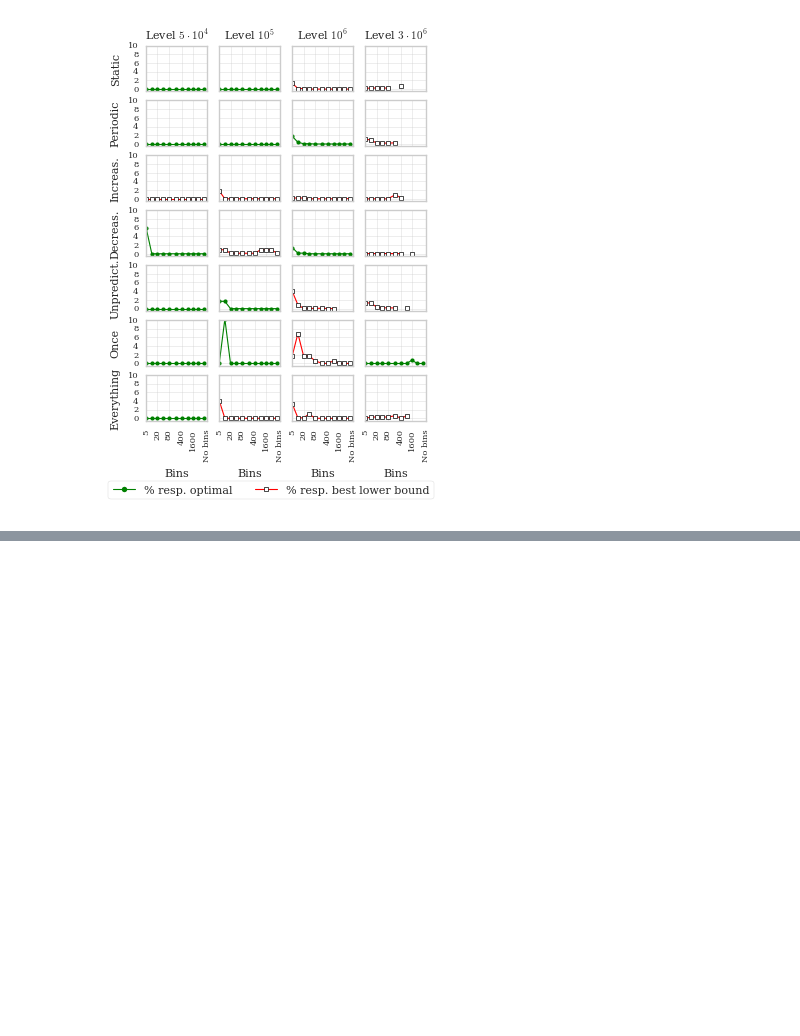
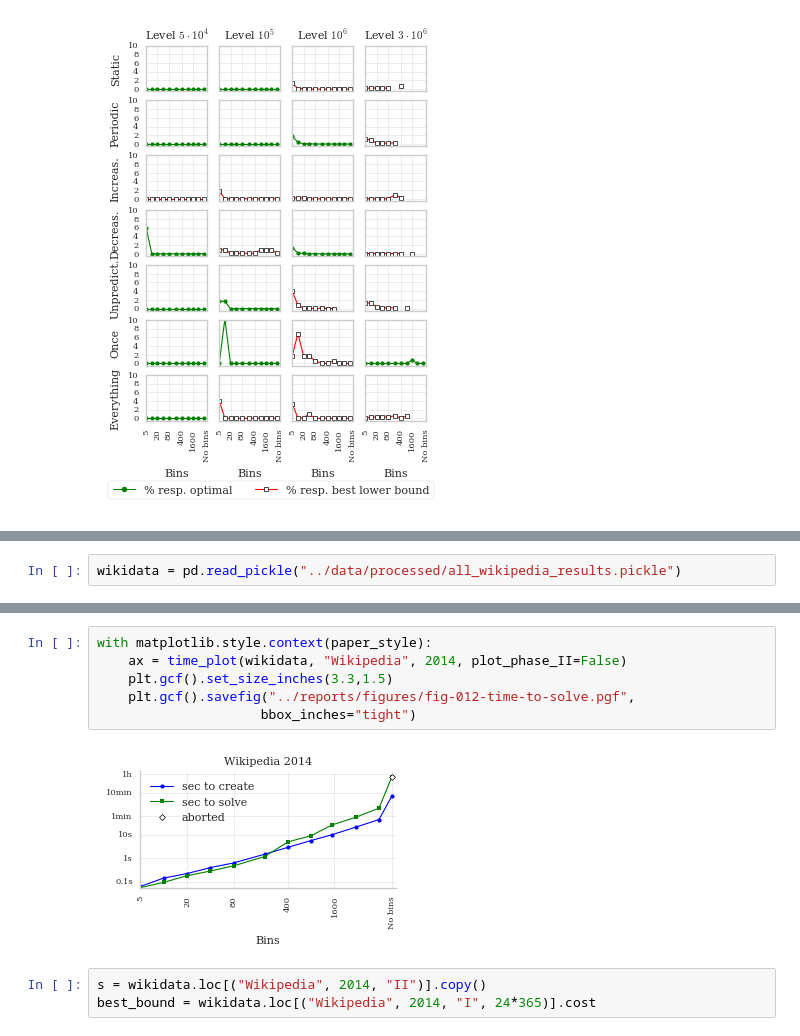
Before and after one commit to asi-uniovi/lloovia, a Jupyter notebook: notebooks/Graphing results (WIP).ipynb, the cells around one changed output, grey strips where cells are left out. Saved outputs shown, nothing was run; the diff lists cells and outputs as text; blank space fills up the shorter version.

```diff
--- a/notebooks/Graphing results (WIP).ipynb
+++ b/notebooks/Graphing results (WIP).ipynb
@@ -346,0 +475,2 @@ with matplotlib.style.context(paper_style):
+# %%
+wikidata = pd.read_pickle("../data/processed/all_wikipedia_results.pickle")
@@ -346,0 +487,11 @@ with matplotlib.style.context(paper_style):
+# %%
+with matplotlib.style.context(paper_style):
+    ax = time_plot(wikidata, "Wikipedia", 2014, plot_phase_II=False)
+    plt.gcf().set_size_inches(3.3,1.5)
+    plt.gcf().savefig("../reports/figures/fig-012-time-to-solve.pgf",
+                     bbox_inches="tight")
+# %% [output]
+[figure, added]
+# %%
+s = wikidata.loc[("Wikipedia", 2014, "II")].copy()
+best_bound = wikidata.loc[("Wikipedia", 2014, "I", 24*365)].cost
```
Also changed, not shown: parts of 56 cells of this notebook.
